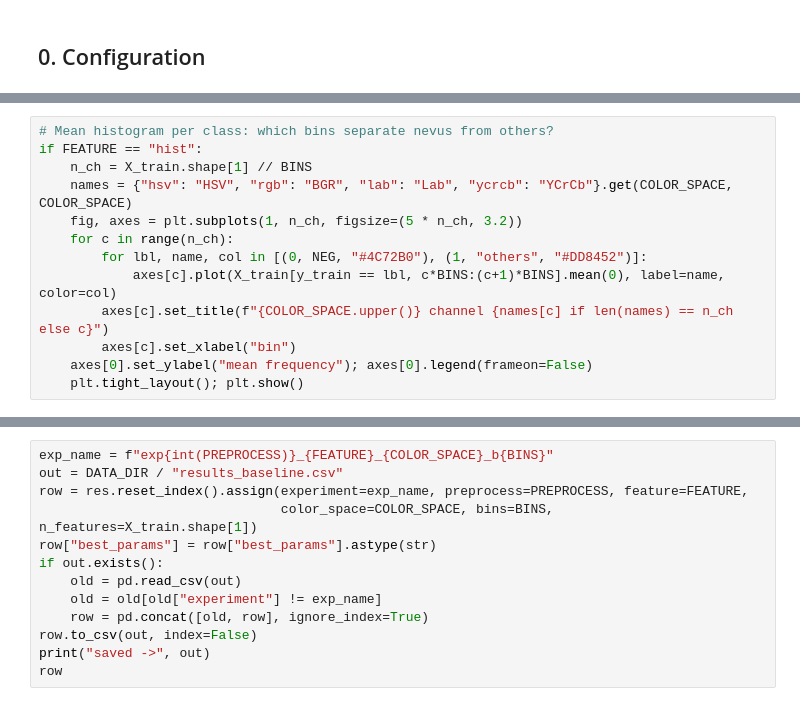
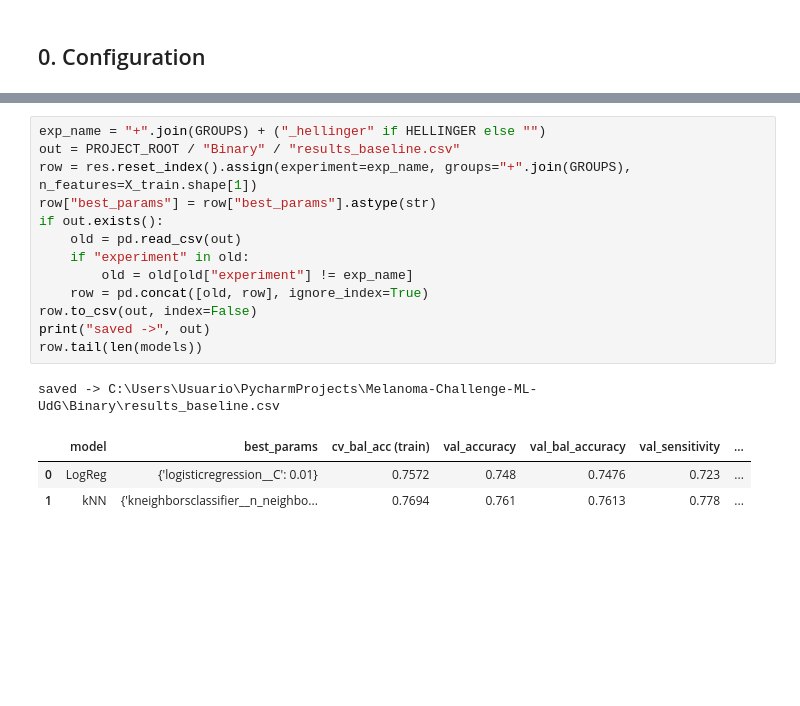
Before and after one commit to marmontesinos-Unicas/Melanoma-Challenge-ML-UdG, a Jupyter notebook: Binary/03_binary_baseline_color.ipynb, the cells around one changed output, grey strips where cells are left out. Drawn from its saved outputs; the diff is of its cells as text; blank space fills up the shorter version.

```diff
--- a/Binary/03_binary_baseline_color.ipynb
+++ b/Binary/03_binary_baseline_color.ipynb
@@ -133,13 +32,0 @@ print("X_train", X_train.shape, "| X_val", X_val.shape)
-# %%
-# Mean histogram per class: which bins separate nevus from others?
-if FEATURE == "hist":
-    n_ch = X_train.shape[1] // BINS
-    names = {"hsv": "HSV", "rgb": "BGR", "lab": "Lab", "ycrcb": "YCrCb"}.get(COLOR_SPACE, COLOR_SPACE)
-    fig, axes = plt.subplots(1, n_ch, figsize=(5 * n_ch, 3.2))
-    for c in range(n_ch):
-        for lbl, name, col in [(0, NEG, "#4C72B0"), (1, "others", "#DD8452")]:
-            axes[c].plot(X_train[y_train == lbl, c*BINS:(c+1)*BINS].mean(0), label=name, color=col)
-        axes[c].set_title(f"{COLOR_SPACE.upper()} channel {names[c] if len(names) == n_ch else c}")
-        axes[c].set_xlabel("bin")
-    axes[0].set_ylabel("mean frequency"); axes[0].legend(frameon=False)
-    plt.tight_layout(); plt.show()
@@ -205,13 +132,18 @@ for name, gs in models.items():
 # %%
-exp_name = f"exp{int(PREPROCESS)}_{FEATURE}_{COLOR_SPACE}_b{BINS}"
-out = DATA_DIR / "results_baseline.csv"
-row = res.reset_index().assign(experiment=exp_name, preprocess=PREPROCESS, feature=FEATURE,
-                               color_space=COLOR_SPACE, bins=BINS, n_features=X_train.shape[1])
+exp_name = "+".join(GROUPS) + ("_hellinger" if HELLINGER else "")
+out = PROJECT_ROOT / "Binary" / "results_baseline.csv"
+row = res.reset_index().assign(experiment=exp_name, groups="+".join(GROUPS), n_features=X_train.shape[1])
 row["best_params"] = row["best_params"].astype(str)
 if out.exists():
     old = pd.read_csv(out)
-    old = old[old["experiment"] != exp_name]
+    if "experiment" in old:
+        old = old[old["experiment"] != exp_name]
     row = pd.concat([old, row], ignore_index=True)
 row.to_csv(out, index=False)
 print("saved ->", out)
-row
+row.tail(len(models))
+# %% [output]
+saved -> C:\Users\Usuario\PycharmProjects\Melanoma-Challenge-ML-UdG\Binary\results_baseline.csv
+|  | model | best_params | cv_bal_acc (train) | val_accuracy | val_bal_accuracy | val_sensitivity | ... |
+| 0 | LogReg | {'logisticregression__C': 0.01} | 0.7572 | 0.748 | 0.7476 | 0.723 | ... |
+| 1 | kNN | {'kneighborsclassifier__n_neighbo... | 0.7694 | 0.761 | 0.7613 | 0.778 | ... |
```
Also changed, not shown: parts of 21 cells of this notebook, 15 other files.
